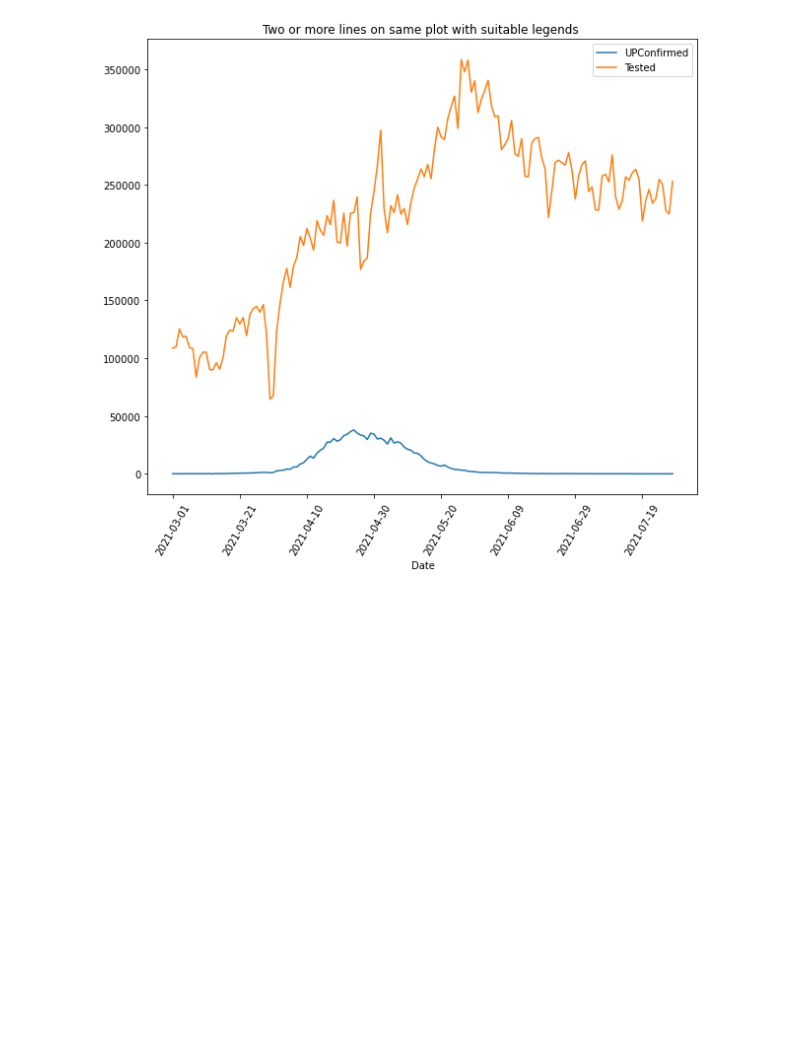
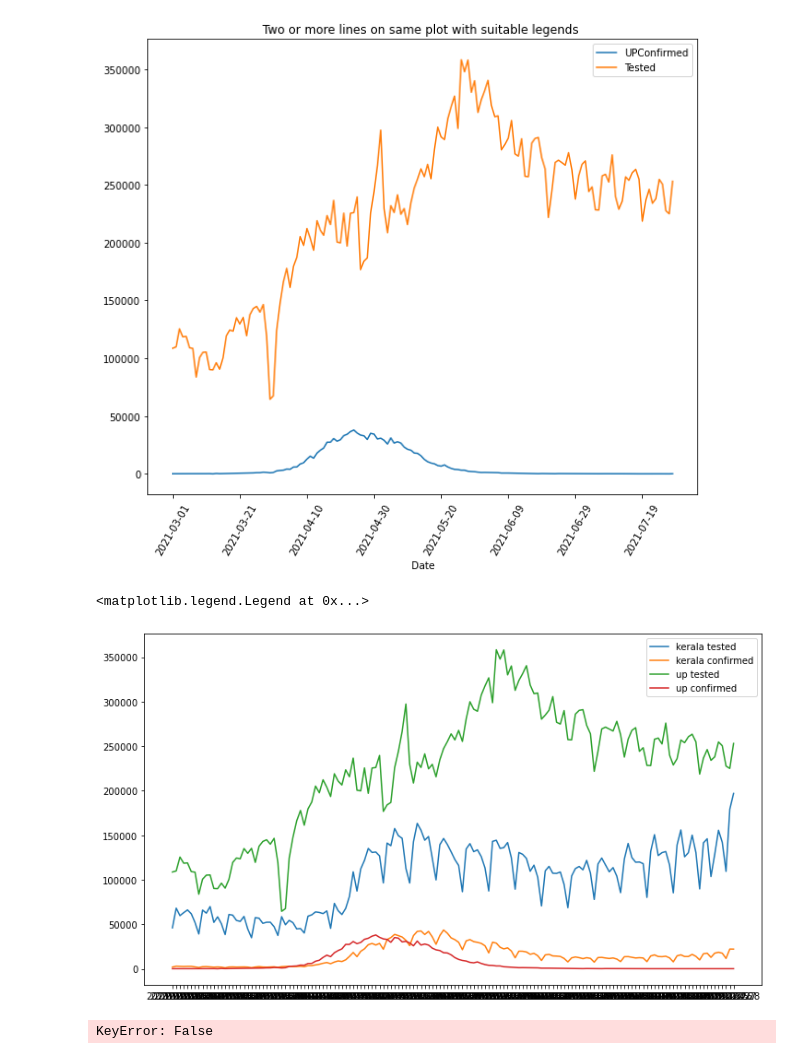
Before and after one commit to theDataQuad/covidWebapp, a Jupyter notebook: covid_Data_EDA.ipynb, the cells around one changed output. Saved outputs shown, nothing was run; the diff lists cells and outputs as text; code cells hidden in the pictures; blank space fills up the shorter version.

```diff
--- a/covid_Data_EDA.ipynb
+++ b/covid_Data_EDA.ipynb
@@ -249,3 +249,26 @@ plt.show()
 # %% [output]
 [figure]
 [figure]
+# %%
+kerala=swave.groupby('State').get_group("Kerala")
+ktest=kerala['Tested']
+#ktest
+kconf=kerala['Confirmed']
+up=swave.groupby('State').get_group("Uttar Pradesh")
+utest=up["Tested"]
+uconf=up['Confirmed']
+date=up['Date']
+# %%
+fig, ax = plt.subplots(figsize=(12, 7))
+plt.plot(date, ktest, label = "kerala tested")
+plt.plot(date, kconf, label = "kerala confirmed")
+plt.plot(date,utest,label='up tested')
+plt.plot(date,uconf,label='up confirmed')
+plt.legend()
+# %% [output]
+<matplotlib.legend.Legend at 0x...>
+[figure, added]
+# %%
+swave.loc["State"==['Kerala','Uttar Pradesh']]
+# %% [output]
+KeyError: False
```
